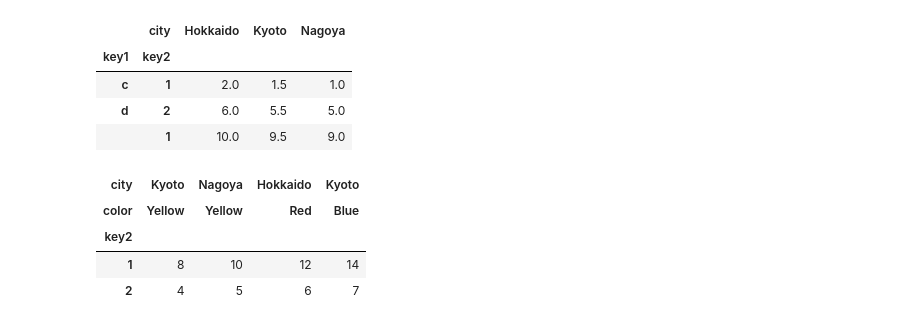
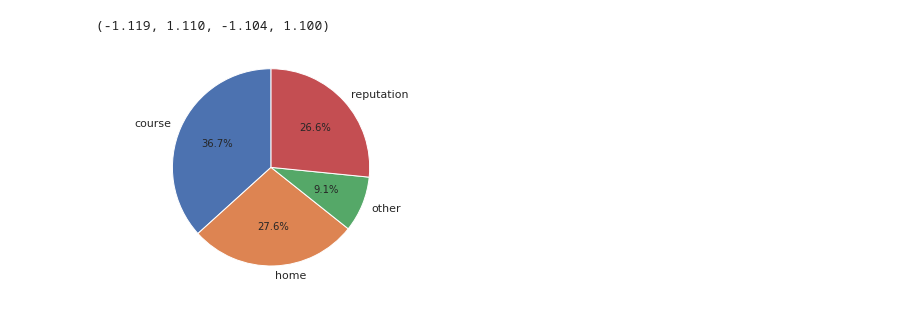
Before and after one commit to TYamashita-22016/M_Math, a Jupyter notebook: Chap06_Ex_01&2&3.ipynb, the cells around one changed output. Drawn from its saved outputs; the diff is of its cells as text; code cells hidden in the pictures.

```diff
--- a/Chap06_Ex_01&2&3.ipynb
+++ b/Chap06_Ex_01&2&3.ipynb
@@ -7,6 +7,7 @@ import numpy.random as random
 import scipy as sp
 import pandas as pd
 from pandas import Series, DataFrame
+import pandas_datareader.data as pdr
 
 import matplotlib.pyplot as plt
 import matplotlib as mpl
@@ -20,3 +21,9 @@ from io import StringIO
 import io
 
 from sklearn import linear_model
+url = 'https://archive.ics.uci.edu/ml/machine-learning-databases/00356/student.zip'
+r = requests.get(url, stream = True)
+z = zipfile.ZipFile(io.BytesIO(r.content))
+z.extractall()
+student_data_math = pd.read_csv('student-mat.csv', sep=';')
+student_data_math
@@ -42,16 +45,7 @@ hier_df1['Kyoto']
-# %%
-hier_df1.groupby('city', axis=1).mean()
-# %% [output]
-|  | city | Hokkaido | Kyoto | Nagoya |
-| key1 | key2 |  |  |  |
-| c | 1 | 2.0 | 1.5 | 1.0 |
-| d | 2 | 6.0 | 5.5 | 5.0 |
-|  | 1 | 10.0 | 9.5 | 9.0 |
-# %%
-hier_df1.groupby('key2').sum()
-# %% [output]
-| city | Kyoto | Nagoya | Hokkaido | Kyoto |
-| color | Yellow | Yellow | Red | Blue |
-| key2 |  |  |  |  |
-| 1 | 8 | 10 | 12 | 14 |
-| 2 | 4 | 5 | 6 | 7 |
+# %%
+student_data_math.groupby('reason').size().plot(kind='pie', autopct='%1.1f%%',startangle=90, counterclock='False')
+plt.ylabel('')
+plt.axis('equal')
+# %% [output]
+(-1.119, 1.110, -1.104, 1.100)
+[figure, added]
```
Also changed, not shown: parts of 4 cells of this notebook.
